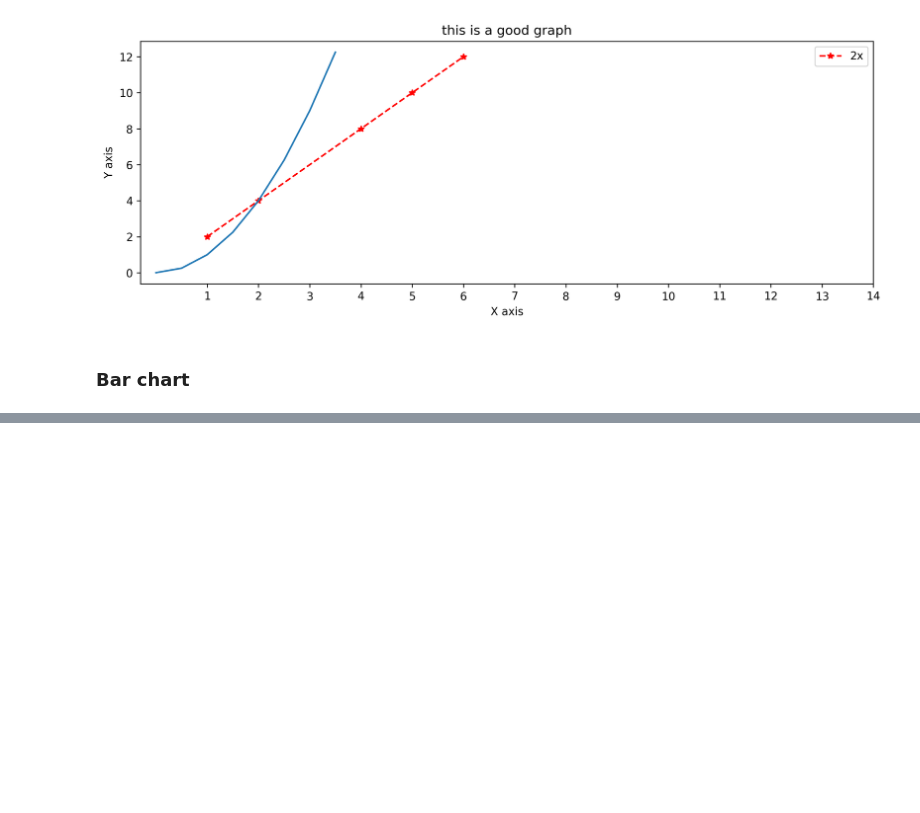
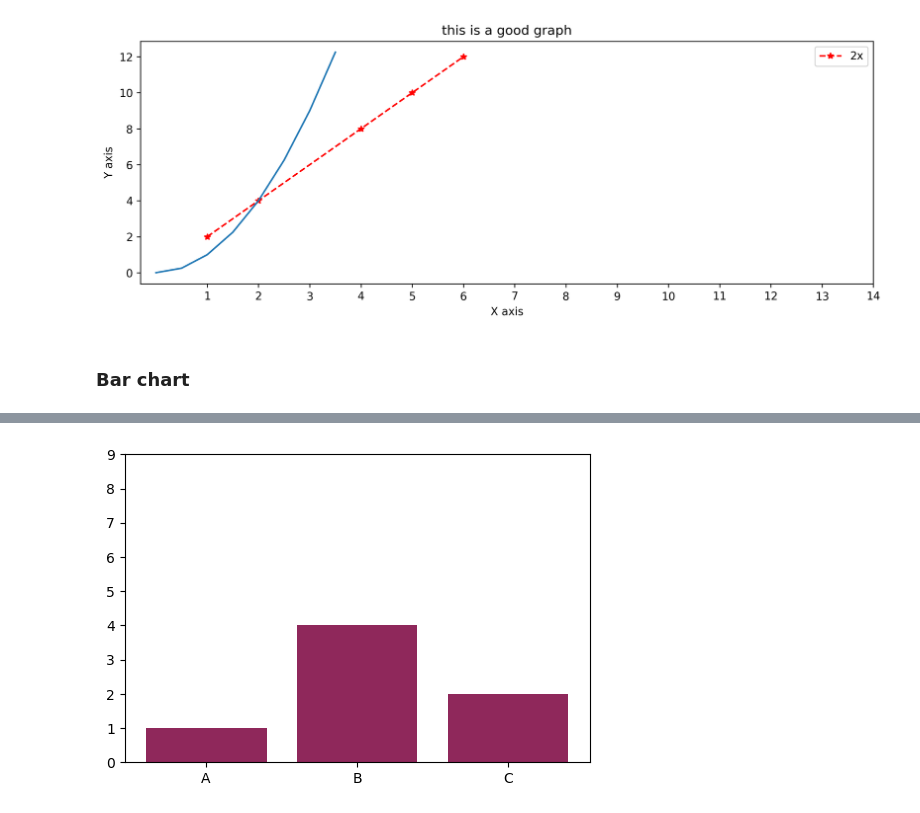
Before and after one commit to gehad-Ahmed30/Data-Analysis, a Jupyter notebook: Pandas/Visualization.ipynb, the cells around one changed output, grey strips where cells are left out. Drawn from its saved outputs; the diff is of its cells as text; code cells hidden in the pictures; blank space fills up the shorter version.

```diff
--- a/Pandas/Visualization.ipynb
+++ b/Pandas/Visualization.ipynb
@@ -530,0 +540,9 @@ plt.show()
+# %%
+lables = ["A", "B", "C"]
+values = [1,4,2]
+plt.figure(figsize=(6,4))
+plt.bar(lables, values, color = "#8f285b")
+plt.yticks(np.arange(0,10,1))
+plt.show()
+# %% [output]
+[figure, added]
```
Also changed, not shown: parts of 6 cells of this notebook.
